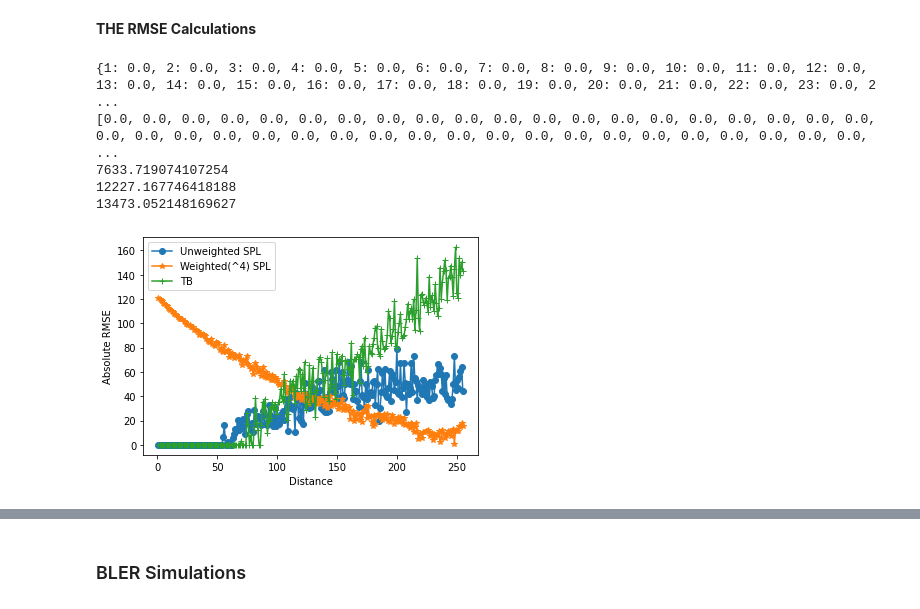
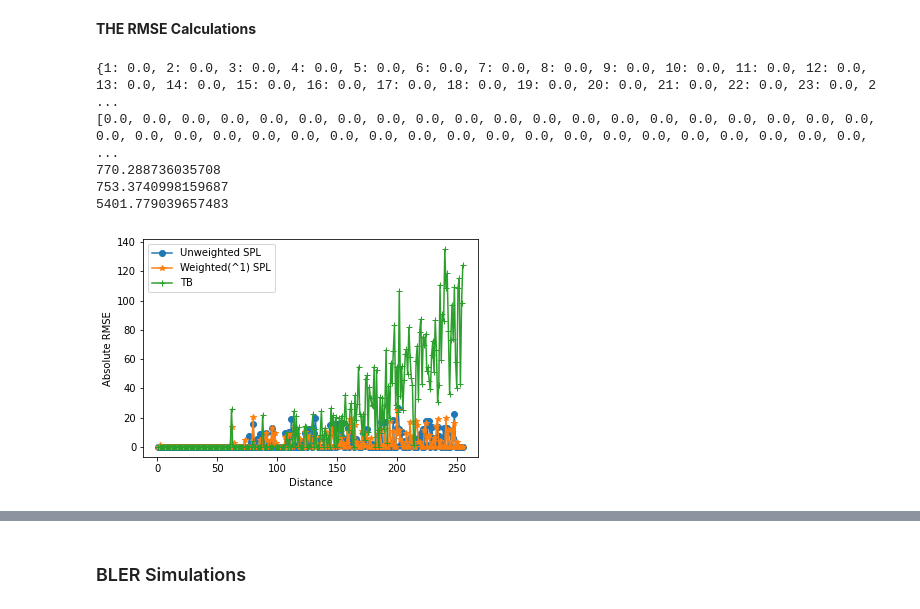
Before and after one commit to neelabhro/Deep-Learning-based-Wireless-Communications, a Jupyter notebook: SPL_uw|SPL_w|TB.ipynb, the cells around one changed output, grey strips where cells are left out. Cells and saved outputs as stored; diff of their text form; code cells hidden in the pictures.

```diff
--- a/SPL_uw|SPL_w|TB.ipynb
+++ b/SPL_uw|SPL_w|TB.ipynb
@@ -778,15 +796,15 @@ epoch = [10000]
 
 training_params = [
     #batch_size, lr, ebnodb, iterations
-    [s, 10000 , 0.01, train_EbNodB, 10000]
+    [s, batch_size , 0.01, train_EbNodB, 10000]
 #    [10000 , 0.001, train_EbNodB, 10000]
     ]
 
 validation_params = [
     #batch_size, ebnodb, val_steps
-    [10000, val_EbNodB, 1000],
-    [10000, val_EbNodB, 1000],
-    [10000, val_EbNodB, 1000]
+    [batch_size, val_EbNodB, 1000],
+    [batch_size, val_EbNodB, 1000],
+    [batch_size, val_EbNodB, 1000]
     ]
 
 model_file = 'models/ae_k_{}_n_{}'.format(k,n)
@@ -987,7 +1005,13 @@ class AE_Tb(object):
             plt.xlim(-maxrange,maxrange)
             plt.ylim(-maxrange,maxrange)
             for i in range(self.M):
-                plt.scatter(x[i,k,0],x[i,k,1],c="black",marker='x')
+              if (i <=150):
+                plt.scatter(x[i,k,0],x[i,k,1],c="black")
+                #plt.annotate(i, (x[i,k,0],x[i,k,1]))
+              if (i > 150):
+                plt.scatter(x[i,k,0],x[i,k,1],c="red")
+                #plt.annotate(i, (x[i,k,0],x[i,k,1]))
+                #plt.scatter(x[i,k,0],x[i,k,1],c="black",marker='x')
             image.axes[0].set_xticks(np.array([-2,-1,0,1,2]))
             image.axes[0].set_yticks(np.array([-2,-1,0,1,2]))
             image.suptitle('%d. complex symbol' % (k+1))
@@ -1221,32 +1250,6 @@ sum_w = {}
 sum_Tb = {}
 sum_uw[0] = 0
 #for i in range(1,iter):
-
-Beta = {}
-Pr = {}
-SNR_var = {}
-ad_noise_SNR = []  #The values of the dictionary, finally providing an array of stdevs
-NoW = 0.02
-
-Transmitted_Power = 10 #in dBm
-Noise_Figure = 95 #in -dBm
-
-noise_factor = Transmitted_Power + Noise_Figure
-tr_noise_SNR = []
-for i in range(batch_size):
-
-  #SNR_var[i] = ((M)/((tr[i]+1)*4))*25
-  #SNR_var[i] = ((M)/((tr[i]+1)*4))
-
-  Beta[i] = 10*(np.log10(lamda/((4*np.pi*tr[i])**2.8)))
-  SNR_var[i] = Beta[i] + noise_factor
-for i in SNR_var.values():
-  tr_noise_SNR.append(i)
-
-tr_noise_SNR = np.transpose(np.tile(tr_noise_SNR, (2,2,1)))
-
-
-
 
 
 
@@ -1290,38 +1293,38 @@ rmse_uw = rmse_uwA
 
 #rmse_w = np.log2(np.divide(rmse_wA,message_factor) + 1)
 #rmse_w = (np.divide(rmse_wA,message_factor) + 1)
 rmse_w = rmse_wA
 
 
 #rmse_Tb = np.log2(np.divide(rmse_TbA,message_factor) +1)
 #rmse_Tb = (np.divide(rmse_TbA,message_factor))
 rmse_Tb = rmse_TbA
 
 message = np.arange(1,M)
 
 print(rmse_uw)
 plt.plot(message, rmse_uw, '-o');
 plt.plot(message, rmse_w, '-*');
 plt.plot(message, rmse_Tb, '-+');
 plt.xlabel('Distance')
 plt.ylabel('Absolute RMSE')
 #plt.ylim([0, 20])
 #plt.ylabel('log2 Norm RMSE deviation')
-plt.legend(['Unweighted SPL', 'Weighted(^4) SPL','TB'])
+plt.legend(['Unweighted SPL', 'Weighted(^1) SPL','TB'])
 
 
 print(np.sum(rmse_uw))
 print(np.sum(rmse_w))
 print(np.sum(rmse_Tb))
 #print(np.sum(rmse_uwA))
 #print(np.sum(rmse_wA))
 # %% [output]
 {1: 0.0, 2: 0.0, 3: 0.0, 4: 0.0, 5: 0.0, 6: 0.0, 7: 0.0, 8: 0.0, 9: 0.0, 10: 0.0, 11: 0.0, 12: 0.0, 13: 0.0, 14: 0.0, 15: 0.0, 16: 0.0, 17: 0.0, 18: 0.0, 19: 0.0, 20: 0.0, 21: 0.0, 22: 0.0, 23: 0.0, 2 ...
 [0.0, 0.0, 0.0, 0.0, 0.0, 0.0, 0.0, 0.0, 0.0, 0.0, 0.0, 0.0, 0.0, 0.0, 0.0, 0.0, 0.0, 0.0, 0.0, 0.0, 0.0, 0.0, 0.0, 0.0, 0.0, 0.0, 0.0, 0.0, 0.0, 0.0, 0.0, 0.0, 0.0, 0.0, 0.0, 0.0, 0.0, 0.0, 0.0, 0.0, ...
-7633.719074107254
-12227.167746418188
-13473.052148169627
+770.288736035708
+753.3740998159687
+5401.779039657483
-[figure, old version]
+[figure, new version]
 # %%
 #print([x for x in s_ind[0]])
 
```
Also changed, not shown: parts of 14 cells of this notebook.
